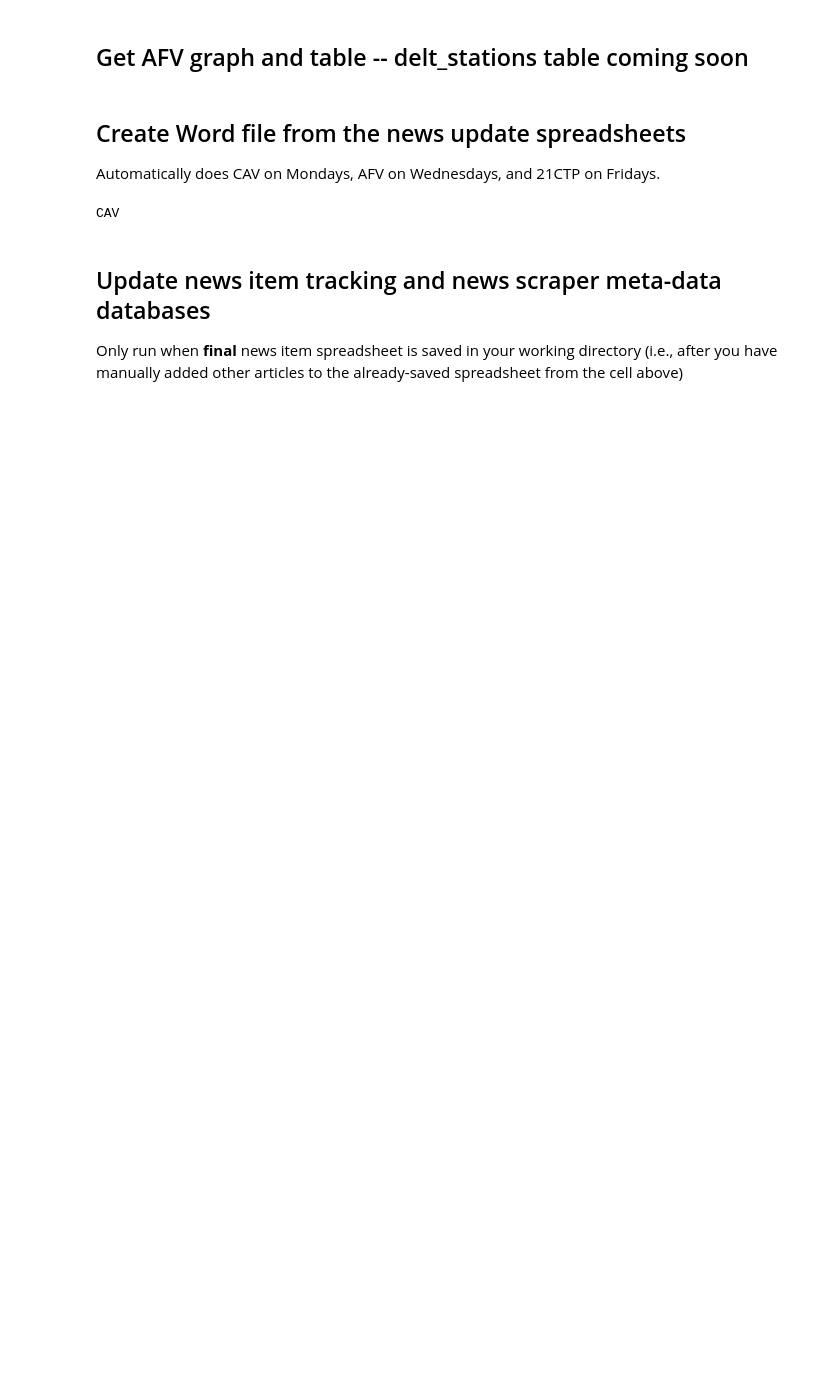
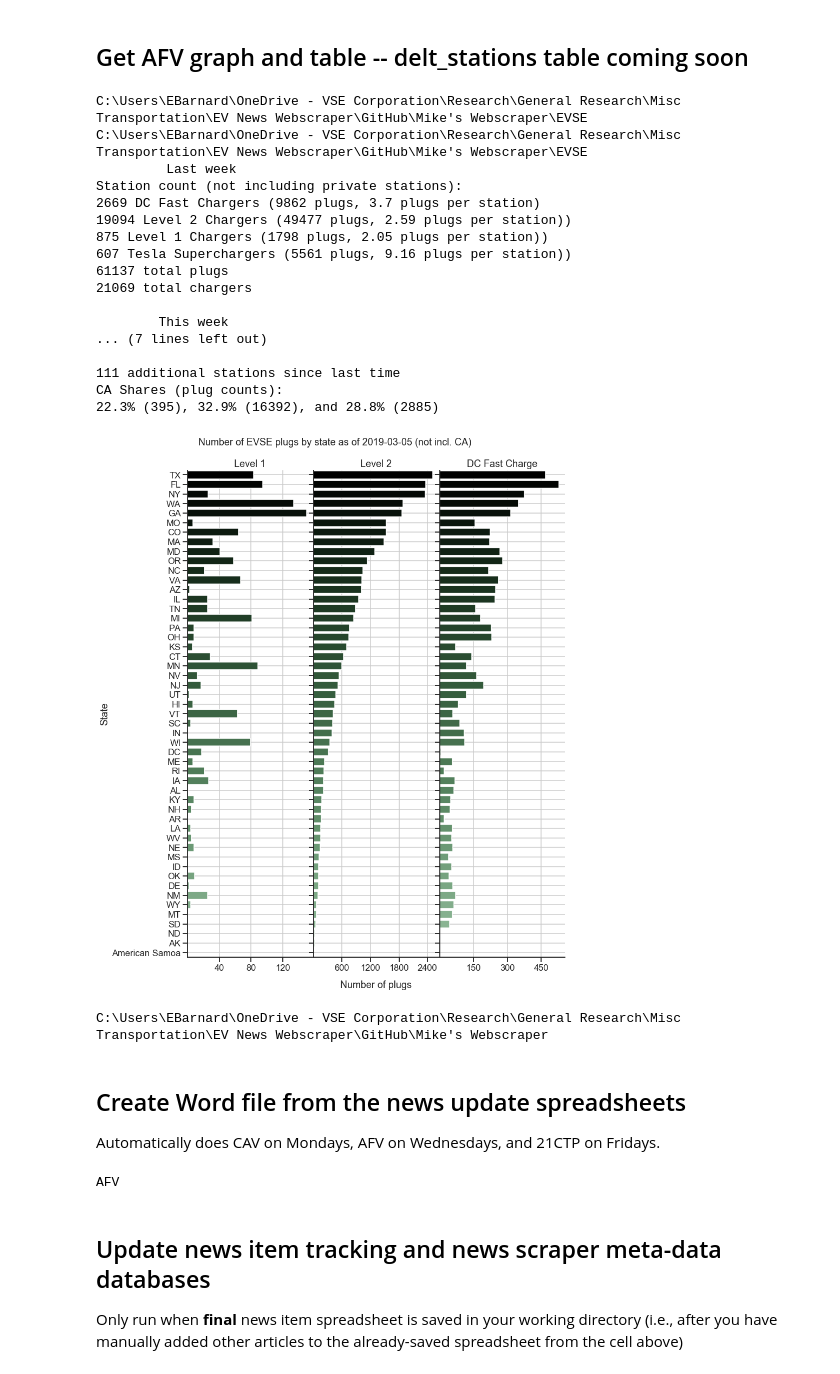
Before and after one commit to emilyb3/News_Scraper, a Jupyter notebook: News_Scraping.ipynb, the cells around one changed output. Drawn from its saved outputs; the diff is of its cells as text; code cells hidden in the pictures; blank space fills up the shorter version.

```diff
--- a/News_Scraping.ipynb
+++ b/News_Scraping.ipynb
@@ -96,10 +95,12 @@ ideal_no_articles = {'AFV': 50, 'CAV': 40, '21CTP': 35, 'Hyperloop': 35}
 max_age = 7
 
 # For file naming and tracking
-search_date = dt.date.today()
+#search_date = dt.date.today()
+
 # testing:
-#test_date_str = '03/01/2019'
-#search_date = dt.datetime.strptime(test_date_str, '%m/%d/%Y').date()
+test_date_str = '02/27/2019'
+search_date = dt.datetime.strptime(test_date_str, '%m/%d/%Y').date()
+
 search_date_str = str(search_date)
 
 # Needed for web scraping "browser"
@@ -1187,32 +1211,56 @@ Press enter to continue:
 # %% [markdown]
 ## Get AFV graph and table -- delt_stations table coming soon
 # %%
+graph_bool = False
 if search_date.weekday() == scraper_sched['AFV']:
     try:
         # Go into EVSE directory.  This directory should be in the same directory as News_scraper.ipynb. This directory must contain EVSE Market Analysis.ipynb
-        %cd /EVSE
+        %cd EVSE
         cwd = os.getcwd()
+        print(cwd)
         #!jupyter "EVSE Market Analysis.ipynb" --to script
         %run "EVSE Market Analysis.ipynb"
         # Get CA_shares from all_CA_shares.csv
-        CA_shares_data = pd.read_csv(cwd + '\\' + 'all_CA_shares.csv', ';', header = None)[[0,1]]
-        CA_shares_data.set_index(0, inplace = True)
-        CA_shares_dict = CA_shares_data.T.to_dict(orient = 'index')[1]
+        CA_shares_data = pd.read_csv(cwd + '\\' + 'all_CA_shares.csv', ';')[['date', 'text']]
+        CA_shares_data.set_index('date', inplace = True)
 
         EVSE_file_dict = {
             'EVSE_bar_chart' : cwd + '\\'+ f'EVSE_bar_chart_{search_date_str}.png', # Get bar chart
         # delt_stations_tables = '',
-             'CA_shares' : CA_shares_dict[search_date_str] # Get CA shares from today
+             'CA_shares' : CA_shares_data.loc[search_date_str]['text'] # Get CA shares from today
         }
-        graph_bool = True # Means all the necessary files are in the directory.
-        # Check directory for files
+        graph_bool = True # Means all the necessary files are in the directory. If false, graphs will not be added to the docx
     except:
-        graph_bool = False # If false, graphs will not be added to the docx
+        print('There is a problem with one of the files.  The possibilities are:')
+        print('\t1. ' + "alt_fuel_stations ({}).csv".format((dt.datetime.today() - dt.timedelta(days=14)).strftime("%B %d %Y")) + 'is not in the EVSE folder.')
+        print('\t2. ' + "alt_fuel_stations ({}).csv".format((dt.datetime.today() - dt.timedelta(days=7)).strftime("%B %d %Y")) + 'is not in the EVSE folder.')
+        print('\t3. all_CA_shares.csv is not in the EVSE folder.')
+        print('\t4. ' + search_date_str + ' is not in the all_CA_shares.csv file.')
+%cd ..
+# %% [output]
+C:\Users\EBarnard\OneDrive - VSE Corporation\Research\General Research\Misc Transportation\EV News Webscraper\GitHub\Mike's Webscraper\EVSE
+C:\Users\EBarnard\OneDrive - VSE Corporation\Research\General Research\Misc Transportation\EV News Webscraper\GitHub\Mike's Webscraper\EVSE
+         Last week
+Station count (not including private stations):
+2669 DC Fast Chargers (9862 plugs, 3.7 plugs per station)
+19094 Level 2 Chargers (49477 plugs, 2.59 plugs per station))
+875 Level 1 Chargers (1798 plugs, 2.05 plugs per station))
+607 Tesla Superchargers (5561 plugs, 9.16 plugs per station))
+61137 total plugs
+21069 total chargers
+
+        This week
+... (7 lines left out)
+
+111 additional stations since last time
+CA Shares (plug counts):
+22.3% (395), 32.9% (16392), and 28.8% (2885)
+[figure, added]
+C:\Users\EBarnard\OneDrive - VSE Corporation\Research\General Research\Misc Transportation\EV News Webscraper\GitHub\Mike's Webscraper
 # %% [markdown]
 ## Create Word file from the news update spreadsheets
 Automatically does CAV on Mondays, AFV on Wednesdays, and 21CTP on Fridays.
 # %%
-#%cd ..
 cwd = os.getcwd()
 if search_date.weekday() == scraper_sched['AFV']:
     print('AFV')
@@ -1225,7 +1273,7 @@ elif search_date.weekday() == scraper_sched['21CTP']:
     word_filename = cwd + '/'+ gen_docx('21CTP')
 os.startfile(word_filename)
 # %% [output]
-CAV
+AFV
 # %% [markdown]
 ## Update news item tracking and news scraper meta-data databases
 Only run when **final** news item spreadsheet is saved in your working directory (i.e., after you have manually added other articles to the already-saved spreadsheet from the cell above)
```
Also changed, not shown: parts of 10 cells of this notebook.
